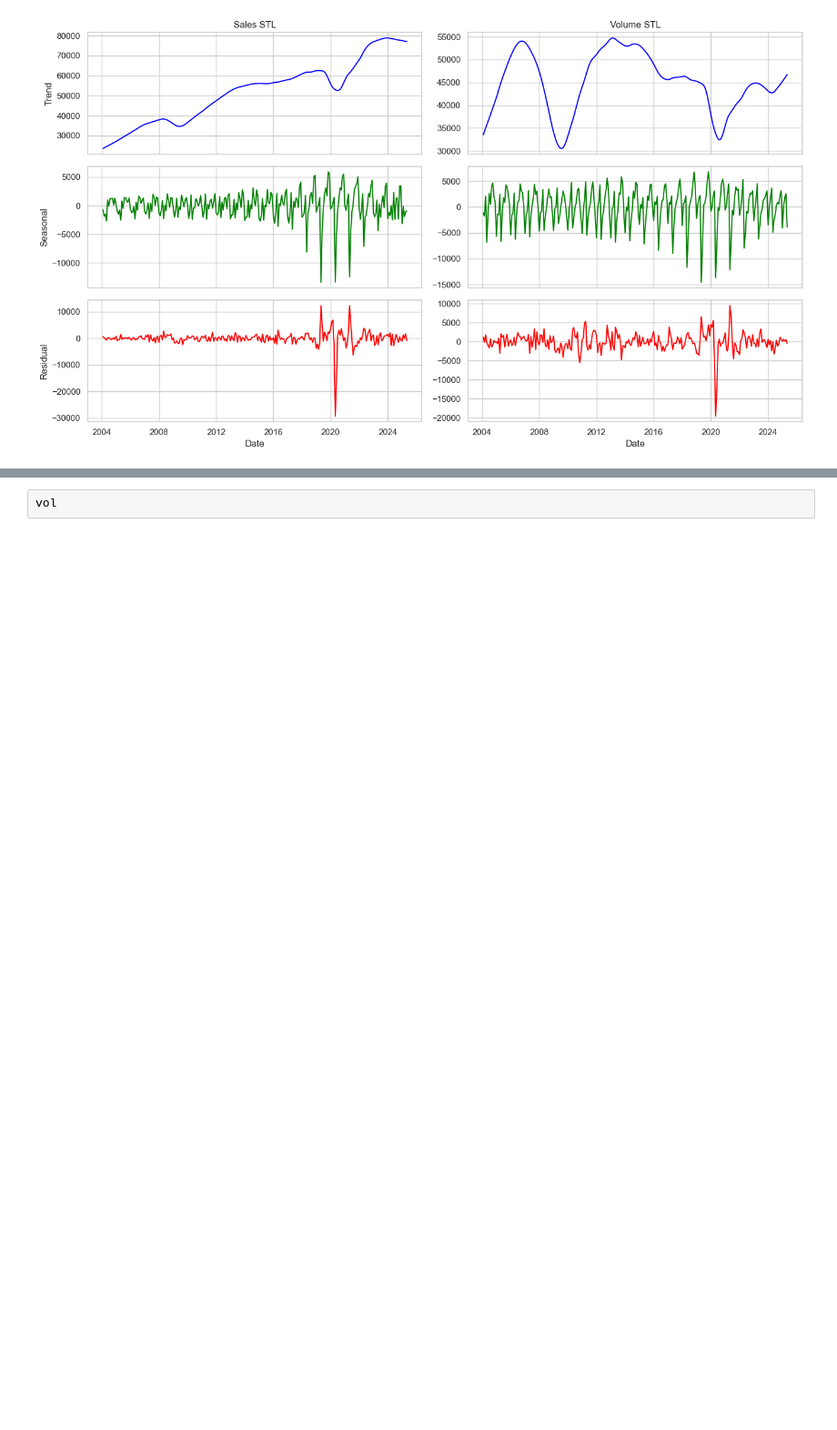
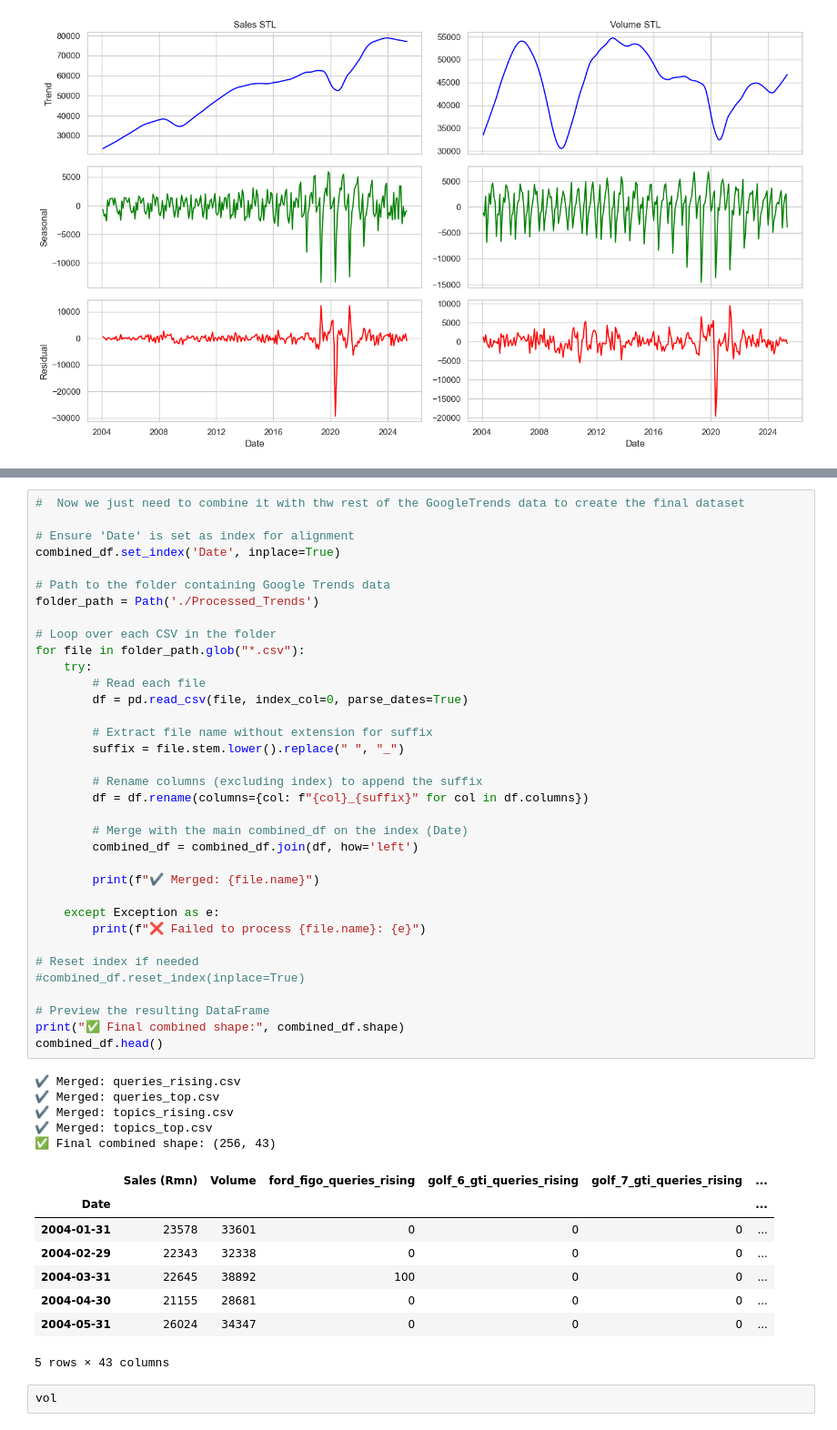
Before and after one commit to MahlatsiM/HonoursResearch, a Jupyter notebook: Car_Pred_2.0.ipynb, the cells around one changed output, grey strips where cells are left out. Shown at 91% size. Saved outputs shown, nothing was run; the diff lists cells and outputs as text; blank space fills up the shorter version.

```diff
--- a/Car_Pred_2.0.ipynb
+++ b/Car_Pred_2.0.ipynb
@@ -392,3 +496,52 @@ plt.show()
+# %%
+#  Now we just need to combine it with thw rest of the GoogleTrends data to create the final dataset
+
+# Ensure 'Date' is set as index for alignment
+combined_df.set_index('Date', inplace=True)
+
+# Path to the folder containing Google Trends data
+folder_path = Path('./Processed_Trends')
+
+# Loop over each CSV in the folder
+for file in folder_path.glob("*.csv"):
+    try:
+        # Read each file
+        df = pd.read_csv(file, index_col=0, parse_dates=True)
+
+        # Extract file name without extension for suffix
+        suffix = file.stem.lower().replace(" ", "_")
+
+        # Rename columns (excluding index) to append the suffix
+        df = df.rename(columns={col: f"{col}_{suffix}" for col in df.columns})
+
+        # Merge with the main combined_df on the index (Date)
+        combined_df = combined_df.join(df, how='left')
+
+        print(f"✔️ Merged: {file.name}")
+
+    except Exception as e:
+        print(f"❌ Failed to process {file.name}: {e}")
+
+# Reset index if needed
+#combined_df.reset_index(inplace=True)
+
+# Preview the resulting DataFrame
+print("✅ Final combined shape:", combined_df.shape)
+combined_df.head()
+# %% [output]
+✔️ Merged: queries_rising.csv
+✔️ Merged: queries_top.csv
+✔️ Merged: topics_rising.csv
+✔️ Merged: topics_top.csv
+✅ Final combined shape: (256, 43)
+|  | Sales (Rmn) | Volume | ford_figo_queries_rising | golf_6_gti_queries_rising | golf_7_gti_queries_rising | ... |
+| Date |  |  |  |  |  | ... |
+| 2004-01-31 | 23578 | 33601 | 0 | 0 | 0 | ... |
+| 2004-02-29 | 22343 | 32338 | 0 | 0 | 0 | ... |
+| 2004-03-31 | 22645 | 38892 | 100 | 0 | 0 | ... |
+| 2004-04-30 | 21155 | 28681 | 0 | 0 | 0 | ... |
+| 2004-05-31 | 26024 | 34347 | 0 | 0 | 0 | ... |
+5 rows × 43 columns
 # %%
 vol
 # %% [output]
```
Also changed, not shown: parts of 6 cells of this notebook.
